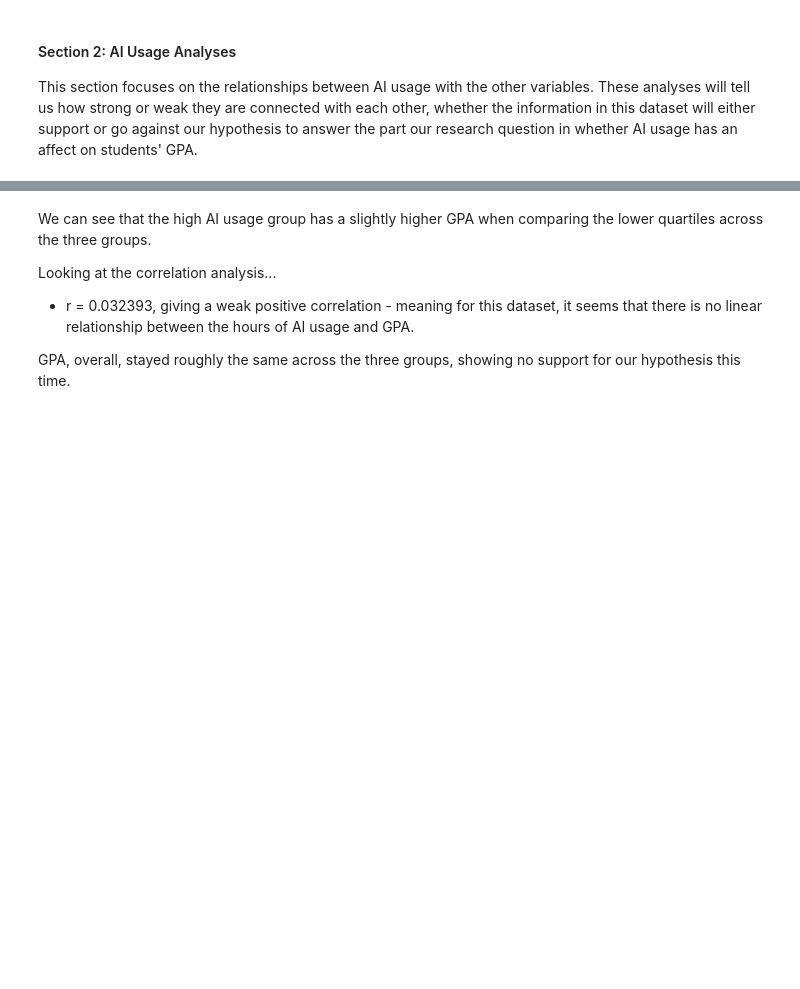
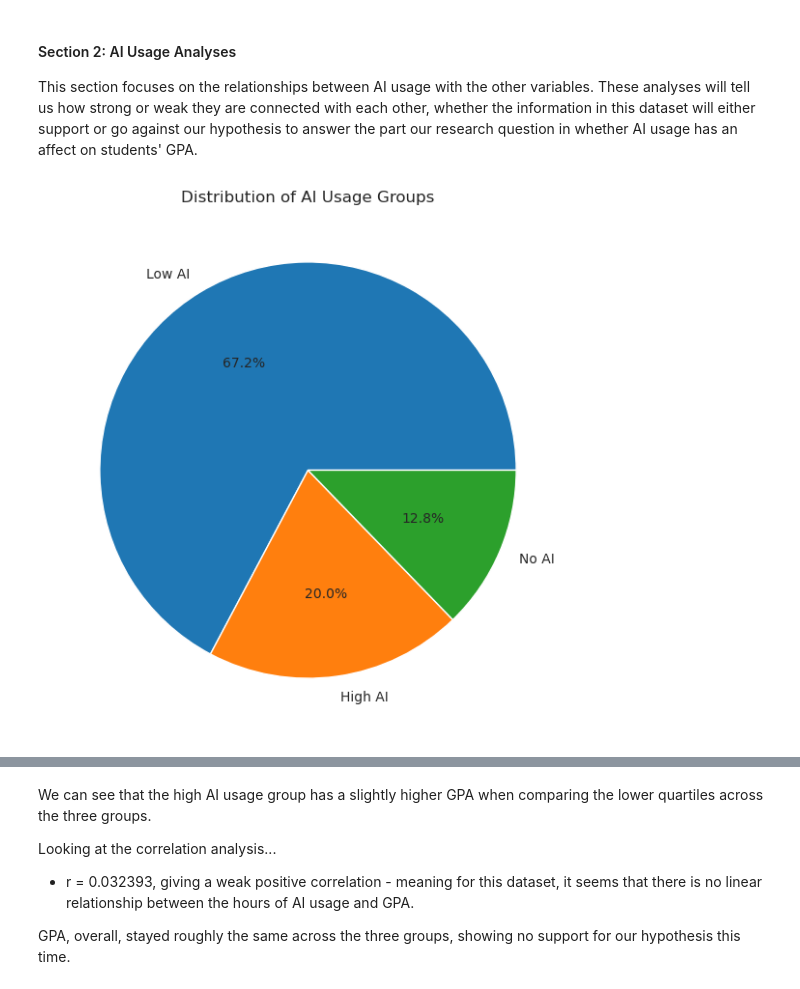
Before and after one commit to COGS108/Group-SP26-087, a Jupyter notebook: 02-EDACheckpoint.ipynb, the cells around one changed output, grey strips where cells are left out. Cells and saved outputs as stored; diff of their text form; code cells hidden in the pictures; blank space fills up the shorter version.

```diff
--- a/02-EDACheckpoint.ipynb
+++ b/02-EDACheckpoint.ipynb
@@ -503,12 +503,30 @@ This section focuses on the relationships between AI usage with the other variab
 # %%
 # Separating data into respected AI-use groups
 def ai_group(hours):
     if hours == 0:
         return 'No AI'
-    elif hours <= 4:
+    elif hours <= 2:
         return 'Low AI'
     else:
         return 'High AI'
 
 df2['AI_Group'] = df2['AI_tool_usage_hours'].apply(ai_group)
+
+# Count each group
+group_counts = df2['AI_Group'].value_counts()
+
+# Create pie chart
+plt.figure(figsize=(7,7))
+
+plt.pie(
+    group_counts,
+    labels=group_counts.index,
+    autopct='%1.1f%%'
+)
+
+plt.title('Distribution of AI Usage Groups')
+
+plt.show()
+# %% [output]
+[figure, added]
 # %% [markdown]
```
Also changed, not shown: parts of 4 cells of this notebook.
